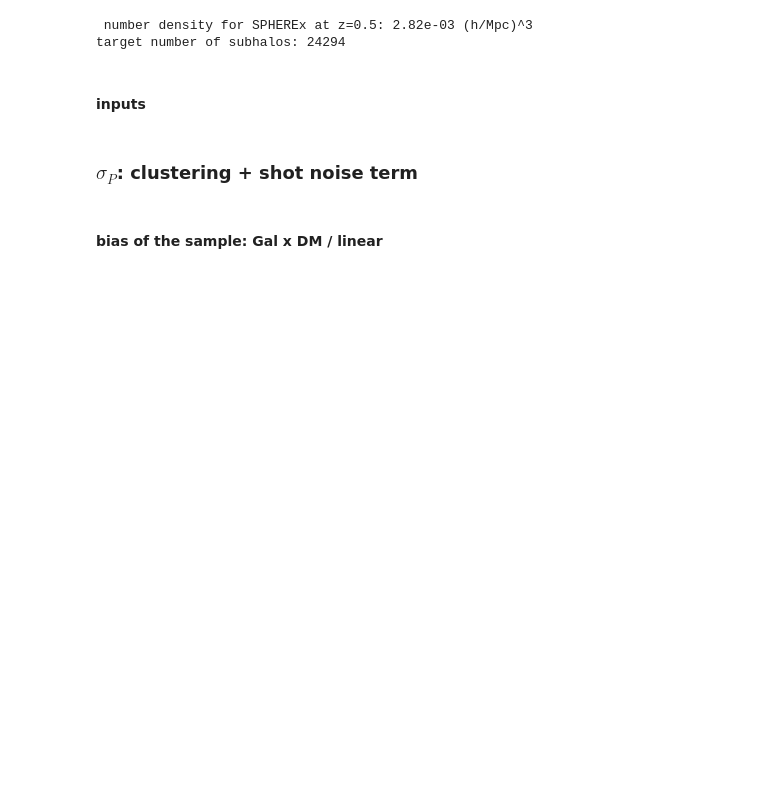
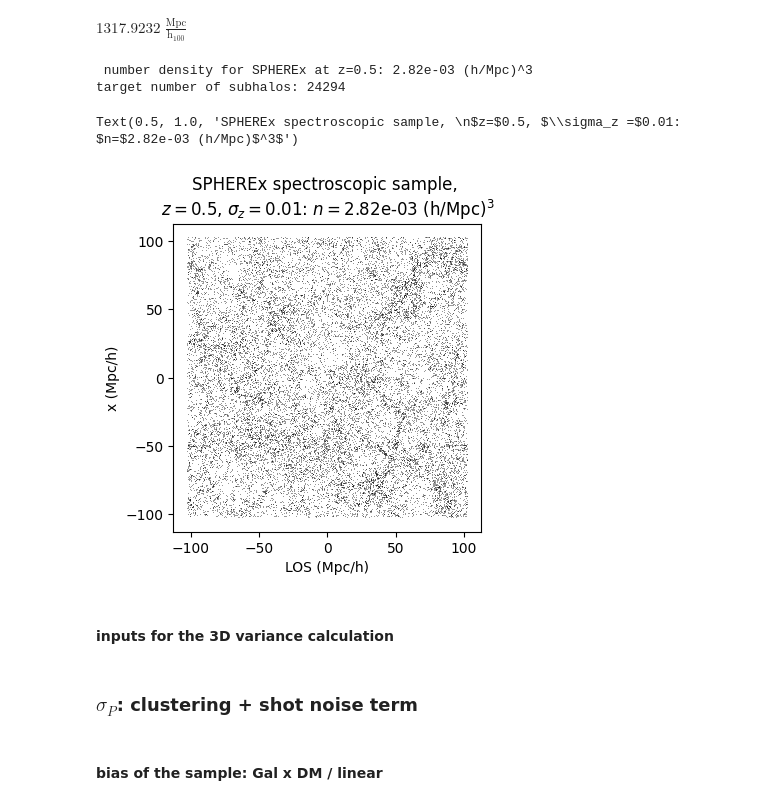
Before and after one commit to abbyw24/small-scale_cross-corrs, a Jupyter notebook: notebooks/xcorr_uncertainty_7-11-23.ipynb, the cells around one changed output. Saved outputs shown, nothing was run; the diff lists cells and outputs as text; code cells hidden in the pictures; blank space fills up the shorter version.

```diff
--- a/notebooks/xcorr_uncertainty_7-11-23.ipynb
+++ b/notebooks/xcorr_uncertainty_7-11-23.ipynb
@@ -64,11 +81,0 @@ $1317.9232 \; \mathrm{\frac{Mpc}{h_{100}}}$
-# %%
-# construct spectroscopic sample
-sigma_z = 0.01
-# spectroscopic sample
-gal_pos_spec = sim.subhalo_pos()[sim.gal_idx('','SPHEREx', sigma_z=sigma_z, verbose=True)]
-gal_pos_spec -= sim.boxsize / 2
-# %% [output]
- number density for SPHEREx at z=0.5: 2.82e-03 (h/Mpc)^3
-target number of subhalos: 24294
-# %% [markdown]
-#### inputs
@@ -75 +86,32 @@ target number of subhalos: 24294
+# %%
+# comoving distance to the box center
+r_dist = tools.redshift_to_comov(sim.redshift)
+r_dist
+# %% [output]
+$1317.9232 \; \mathrm{\frac{Mpc}{h_{100}}}$
+# %%
+# construct spectroscopic sample
+sigma_z = 0.01  # pick a reasonable redshift error from SPHEREx
+# load subhalo positions from TNG and take the ones that we want for SPHEREx
+#   (the indices gal_idx for SPHEREx are a function of redshift error and the target number density
+#    at this redshift; the first argument is for the type of tracer (e.g. LRG), which isn't used for SPHEREx)
+gal_pos_spec = sim.subhalo_pos()[sim.gal_idx('','SPHEREx', sigma_z=sigma_z, verbose=True)]
+gal_pos_spec -= sim.boxsize / 2  # shift positions to center at zero
+assert np.all(np.abs(gal_pos_spec) < sim.boxsize/2)
+# %% [output]
+ number density for SPHEREx at z=0.5: 2.82e-03 (h/Mpc)^3
+target number of subhalos: 24294
+# %%
+# plot the spectroscopic sample, projected to 2D: define the z coordinate ([:,2]) as the LOS
+fig, ax = plt.subplots(figsize=(5,4))
+ax.plot(gal_pos_spec[:,2].value, gal_pos_spec[:,0].value, marker=',', ls='None', c='k', alpha=0.4)
+ax.set_aspect('equal')
+ax.set_xlabel('LOS (Mpc/h)')
+ax.set_ylabel('x (Mpc/h)')
+ax.set_title('SPHEREx spectroscopic sample, \n'r'$z=$'f'{sim.redshift:.1f}, 'r'$\sigma_z =$'f'{sigma_z:.2f}: 'r'$n=$'f'{sim.n.value:.2e} (h/Mpc)'r'$^3$')
+# %% [output]
+Text(0.5, 1.0, 'SPHEREx spectroscopic sample, \n$z=$0.5, $\\sigma_z =$0.01: $n=$2.82e-03 (h/Mpc)$^3$')
+[figure, added]
+# %% [markdown]
+#### inputs for the 3D variance calculation
 # %%
```
Also changed, not shown: parts of 78 cells of this notebook, 10 other files.
